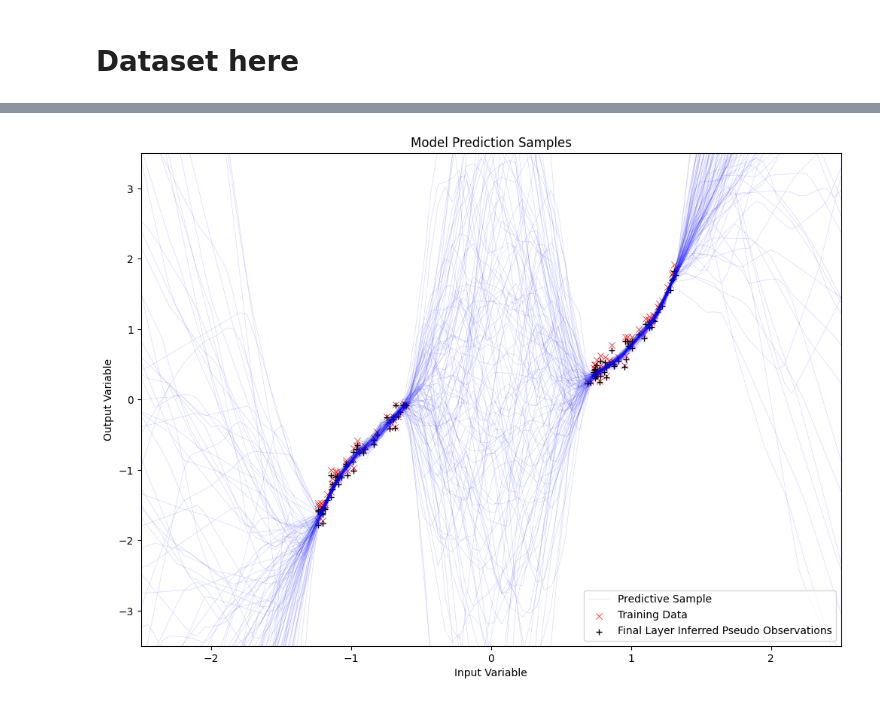
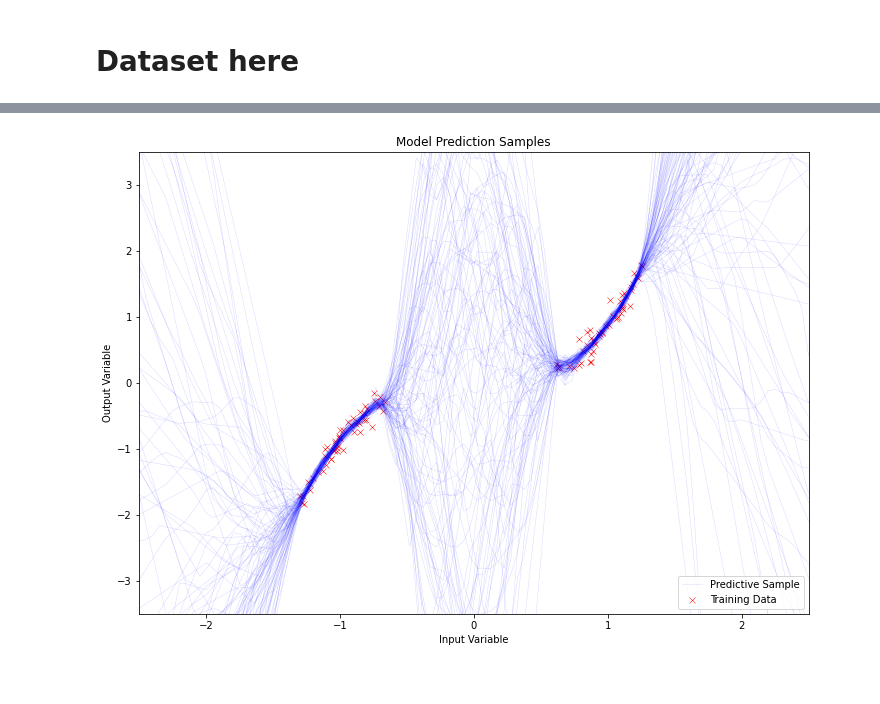
Before and after one commit to Sheev13/bnn_amort_inf, a Jupyter notebook: amort_bnn_experiments.ipynb, the cells around one changed output, grey strips where cells are left out. Saved outputs shown, nothing was run; the diff lists cells and outputs as text; code cells hidden in the pictures.

```diff
--- a/amort_bnn_experiments.ipynb
+++ b/amort_bnn_experiments.ipynb
@@ -39,9 +39,7 @@ amort_model = amort_bnn.AmortNetwork(
     1,
     [50, 50],
     1,
-    x.unsqueeze(-1),
-    y.unsqueeze(-1),
-    infer_last_pseudos=True,
+    infer_last_pseudos=False,
 )
 print(amort_model)
 
@@ -109,38 +107,38 @@ plt.show()
 # %%
 xs = torch.linspace(-2.5, 2.5, 100).unsqueeze(1)
-prediction_samps = amort_model(xs, num_samples=100)[0].squeeze(-1).T
+prediction_samps = amort_model(x.unsqueeze(1), y.unsqueeze(1), x_test=xs, num_samples=100)[1].squeeze(-1).T
 predict_mean = prediction_samps.mean(1)
-ip, op = amort_model.get_pseud_outs()
+# ip, op = amort_model.get_pseud_outs()
 # %%
 plt.figure(figsize=(12, 8.5))
 plt.plot(
     xs,
     prediction_samps.detach().numpy()[:, :-1],
     color="blue",
     linewidth=0.5,
     alpha=0.15,
 )
 plt.plot(
     xs,
     prediction_samps.detach().numpy()[:, -1],
     color="blue",
     linewidth=0.5,
     alpha=0.15,
     label="Predictive Sample",
 )
 plt.title("Model Prediction Samples")
 plt.xlabel("Input Variable")
 plt.ylabel("Output Variable")
 plt.scatter(x, y, marker="x", label="Training Data", color='red', linewidth=0.5)
 # plt.plot(xs, predict_mean.detach().numpy(), color='blue')
 
-infer_last = amort_model.network[-1].infer_last_pseudos
-if infer_last:
-    plt.scatter(ip, op, marker='+', label='Final Layer Inferred Pseudo Observations', color='black', linewidth=1.0)
+# infer_last = amort_model.network[-1].infer_last_pseudos
+# if infer_last:
+#     plt.scatter(ip, op, marker='+', label='Final Layer Inferred Pseudo Observations', color='black', linewidth=1.0)
 
 plt.legend()
 plt.xlim(-2.5, 2.5)
 plt.ylim(-3.5, 3.5)
 plt.show()
 # %% [output]
-[figure, old version]
+[figure, new version]
```
Also changed, not shown: parts of 3 cells of this notebook, 3 other files.
